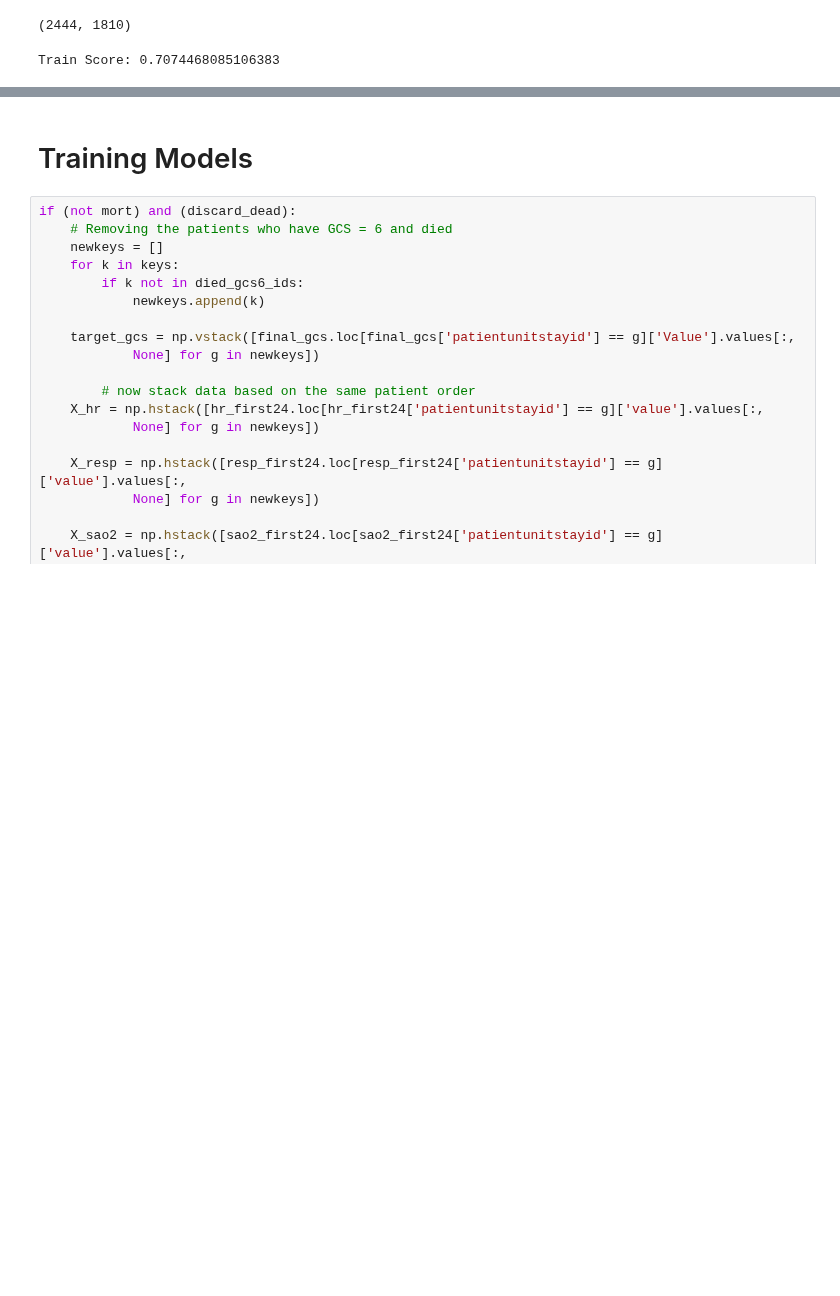
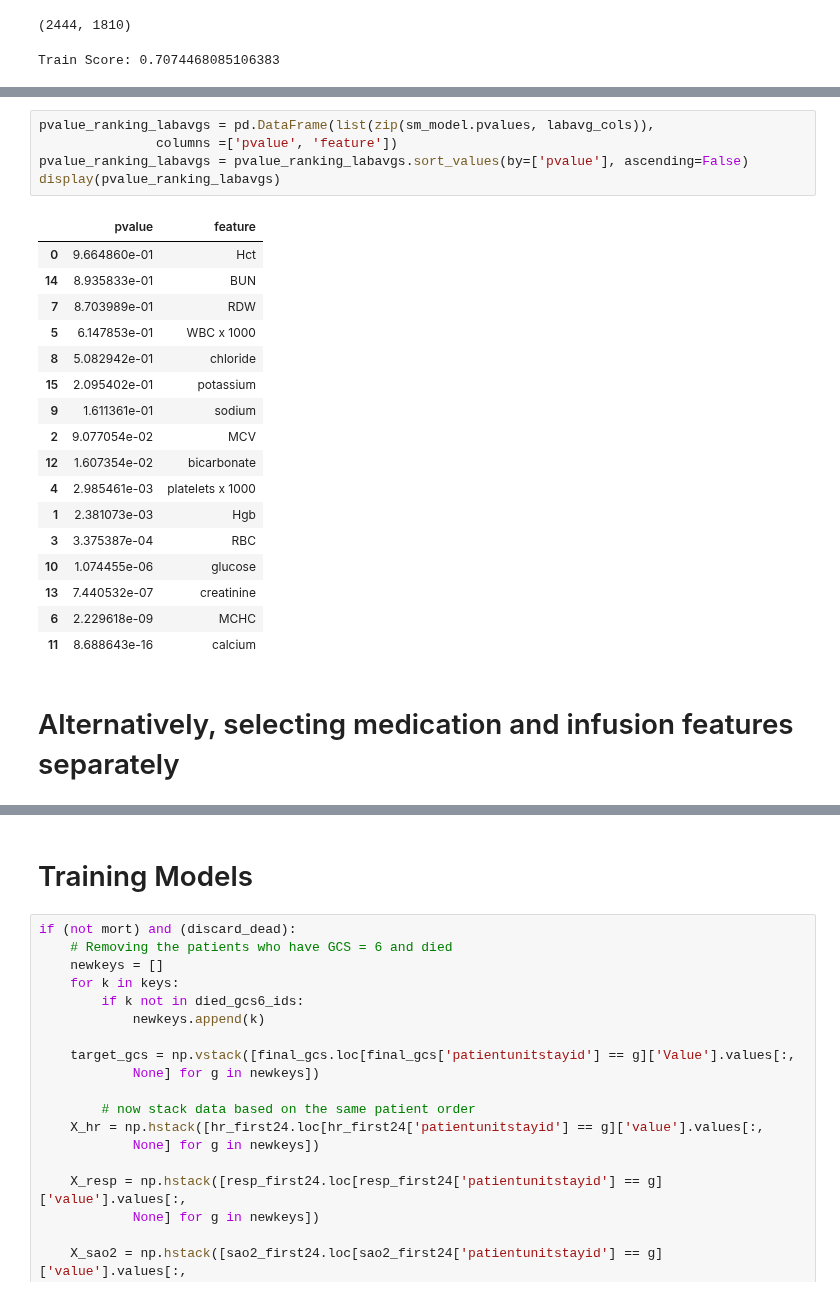
Before and after one commit to adit98/tbi, a Jupyter notebook: GCS_Modeling_JB.ipynb, the cells around one changed output, grey strips where cells are left out. Drawn from its saved outputs; the diff is of its cells as text; blank space fills up the shorter version.

Commit message:
Added more code for extracting aperiodic data and p-value ranking for lab averages.

```diff
--- a/GCS_Modeling_JB.ipynb
+++ b/GCS_Modeling_JB.ipynb
@@ -970,0 +1315,25 @@ Indices of concatenated medication and infusion columns: [67, 89, 95, 182, 206,
+# %%
+pvalue_ranking_labavgs = pd.DataFrame(list(zip(sm_model.pvalues, labavg_cols)),
+               columns =['pvalue', 'feature'])
+pvalue_ranking_labavgs = pvalue_ranking_labavgs.sort_values(by=['pvalue'], ascending=False)
+display(pvalue_ranking_labavgs)
+# %% [output]
+|  | pvalue | feature |
+| 0 | 9.664860e-01 | Hct |
+| 14 | 8.935833e-01 | BUN |
+| 7 | 8.703989e-01 | RDW |
+| 5 | 6.147853e-01 | WBC x 1000 |
+| 8 | 5.082942e-01 | chloride |
+| 15 | 2.095402e-01 | potassium |
+| 9 | 1.611361e-01 | sodium |
+| 2 | 9.077054e-02 | MCV |
+| 12 | 1.607354e-02 | bicarbonate |
+| 4 | 2.985461e-03 | platelets x 1000 |
+| 1 | 2.381073e-03 | Hgb |
+| 3 | 3.375387e-04 | RBC |
+| 10 | 1.074455e-06 | glucose |
+| 13 | 7.440532e-07 | creatinine |
+| 6 | 2.229618e-09 | MCHC |
+| 11 | 8.688643e-16 | calcium |
+# %% [markdown]
+# Alternatively, selecting medication and infusion features separately
```
Also changed, not shown: parts of 19 cells of this notebook.
